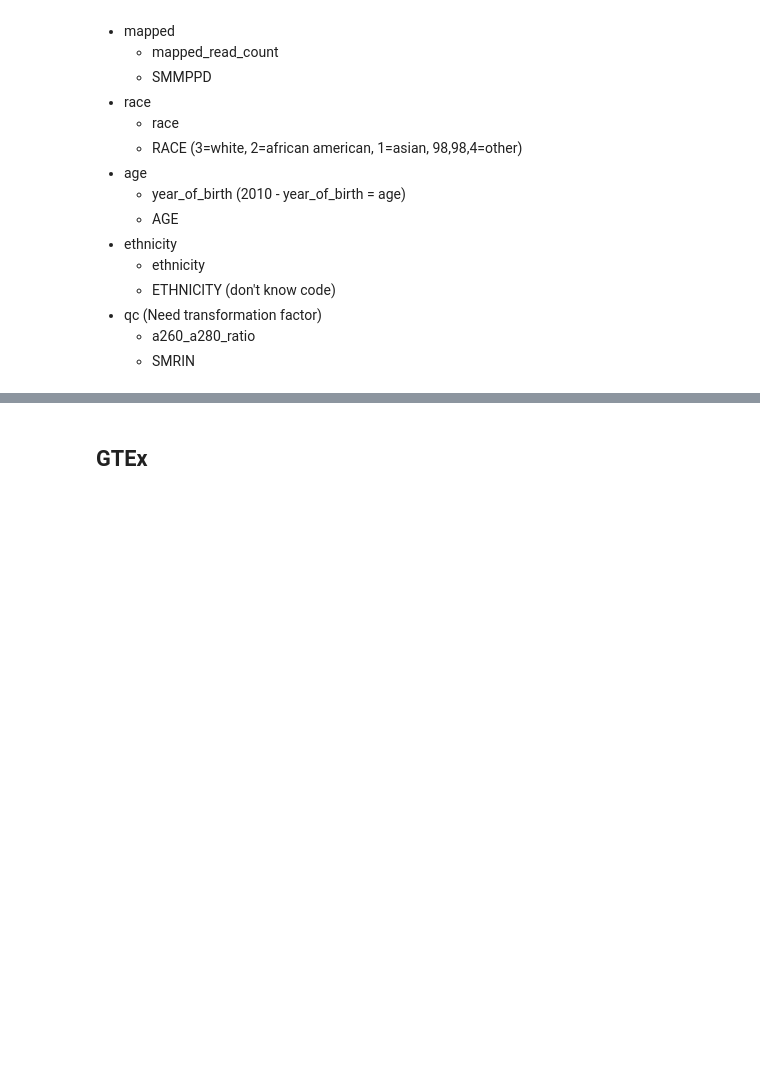
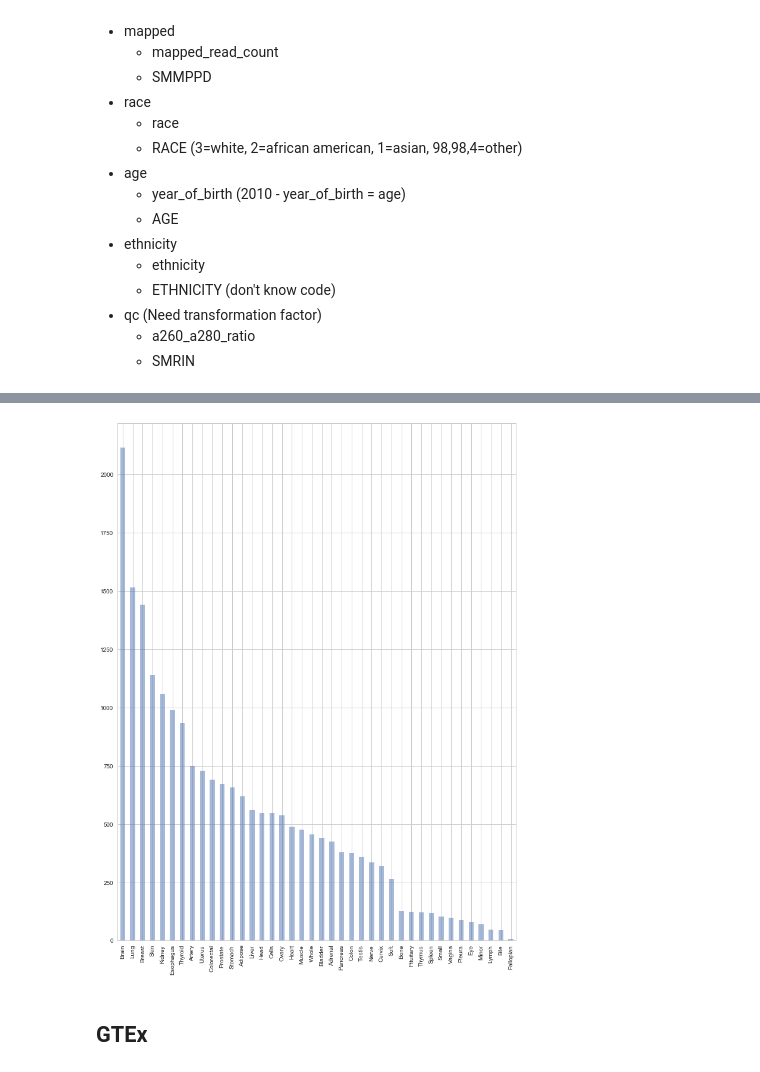
Before and after one commit to jvivian/ipython_notebooks, a Jupyter notebook: tcga-gtex-metadata/tcga-gtex-metadata.ipynb, the cells around one changed output, grey strips where cells are left out. Cells and saved outputs as stored; diff of their text form; code cells hidden in the pictures; blank space fills up the shorter version.

```diff
--- a/tcga-gtex-metadata/tcga-gtex-metadata.ipynb
+++ b/tcga-gtex-metadata/tcga-gtex-metadata.ipynb
@@ -317,3 +384,7 @@ df.to_csv('combined_manifest.tsv', sep='\t')
+# %%
+df['tissue'].dropna().value_counts().plot(kind='bar', alpha=0.5);
+# %% [output]
+[figure, added]
 # %% [markdown]
 ## GTEx
 # %% [markdown]
```
Also changed, not shown: parts of 14 cells of this notebook.
